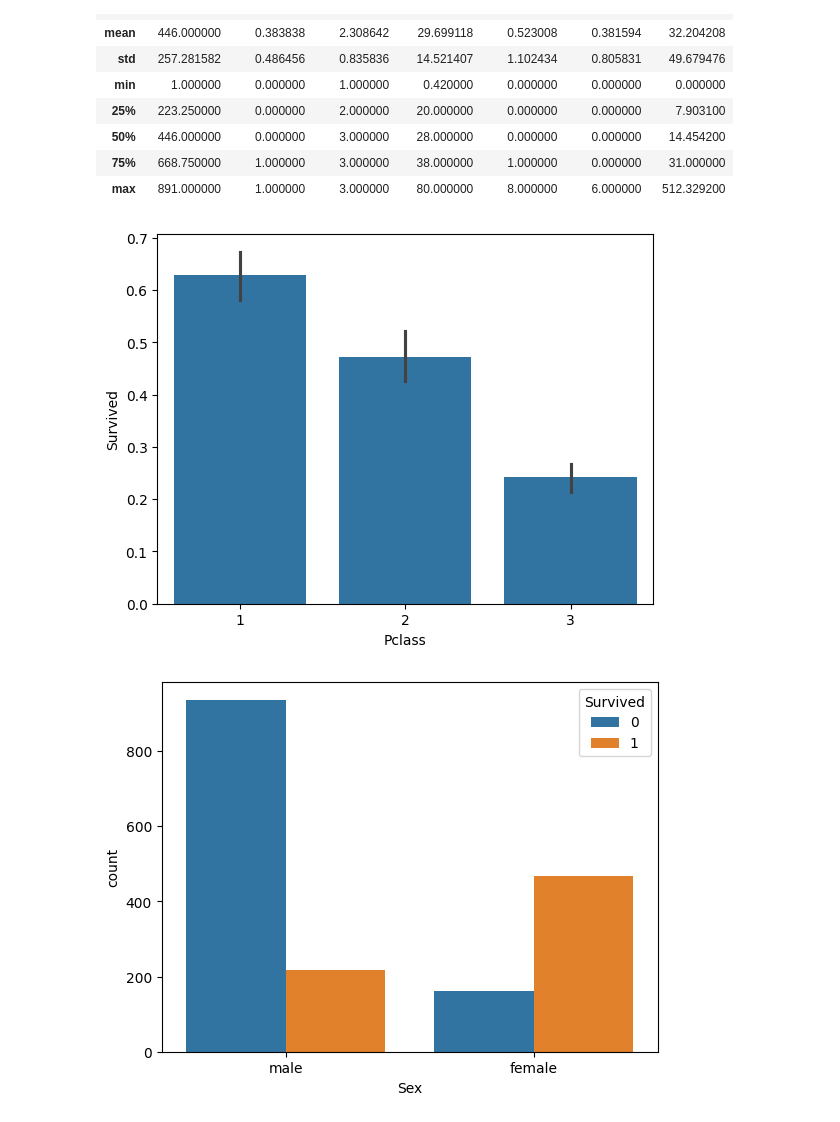
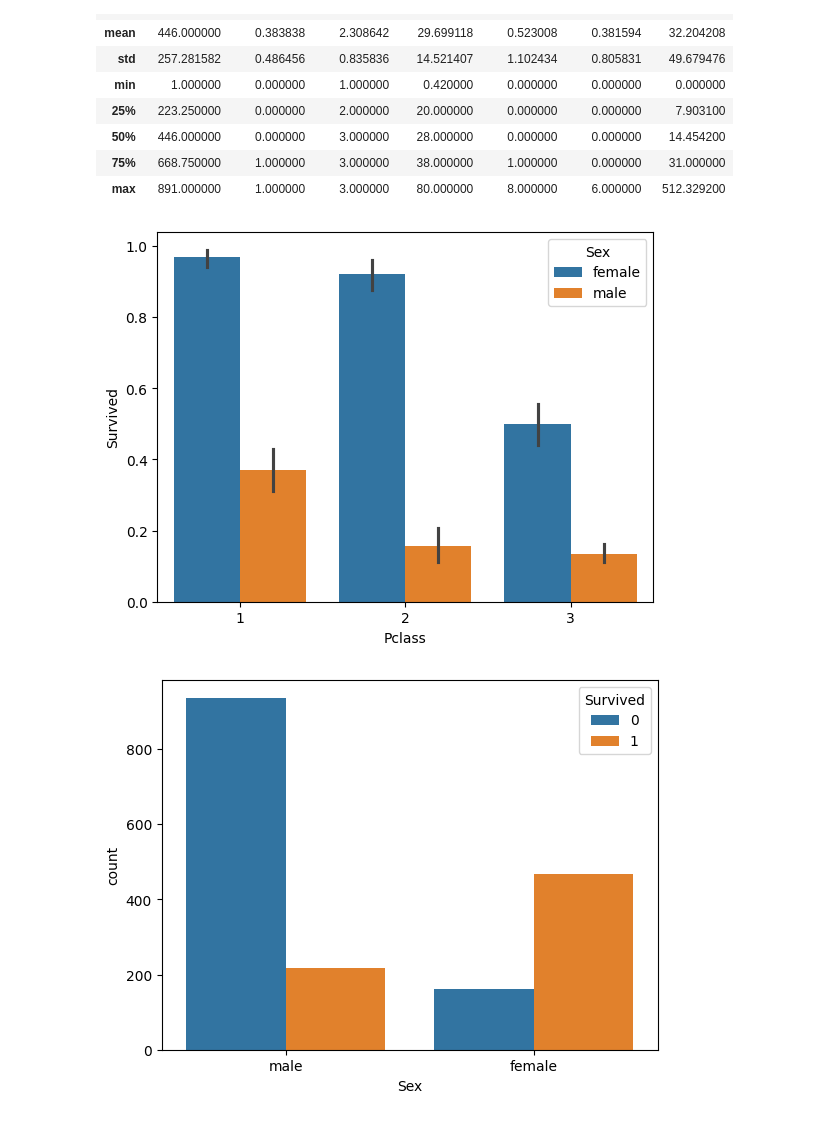
Before and after one commit to safoolady23-wq/AIN-SA2-Part1, a Jupyter notebook: AIN_SA2_Part1.ipynb, the cells around one changed output. Cells and saved outputs as stored; diff of their text form; code cells hidden in the pictures.

```diff
--- a/AIN_SA2_Part1.ipynb
+++ b/AIN_SA2_Part1.ipynb
@@ -42,10 +42,10 @@ df.describe()
 | 75% | 668.750000 | 1.000000 | 3.000000 | 38.000000 | 1.000000 | 0.000000 | 31.000000 |
 | max | 891.000000 | 1.000000 | 3.000000 | 80.000000 | 8.000000 | 6.000000 | 512.329200 |
 # %%
-sns.barplot(x='Pclass', y='Survived', data=df)
+sns.barplot(x='Pclass', y='Survived', hue='Sex', data=df)
 plt.show()
 
 # this shows the which class has survivied more
 # %% [output]
-[figure, old version]
+[figure, new version]
 # %%
```
Also changed, not shown: parts of 5 cells of this notebook.
